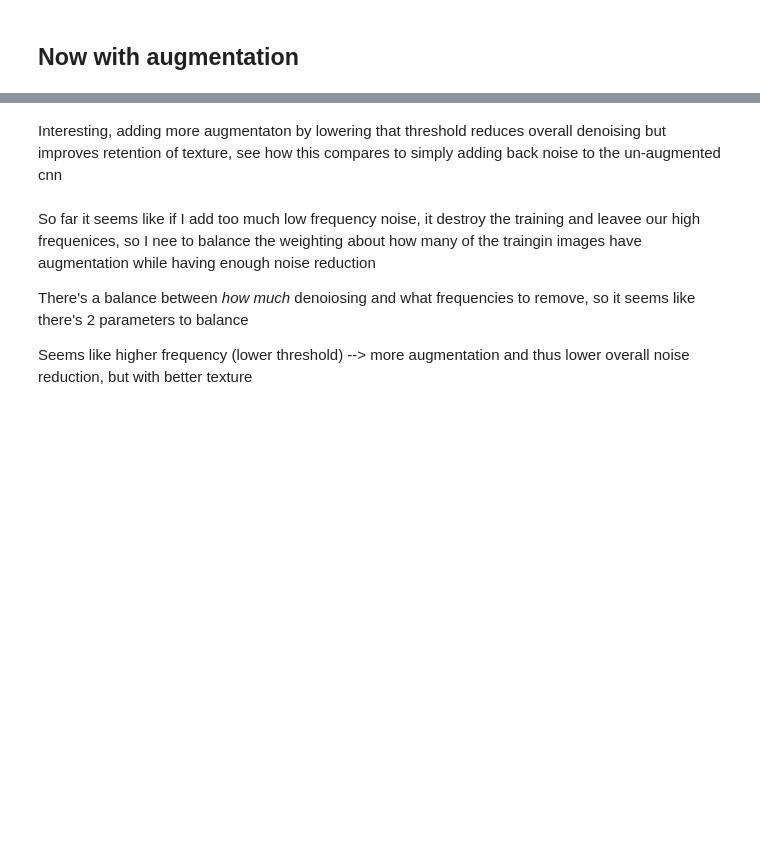
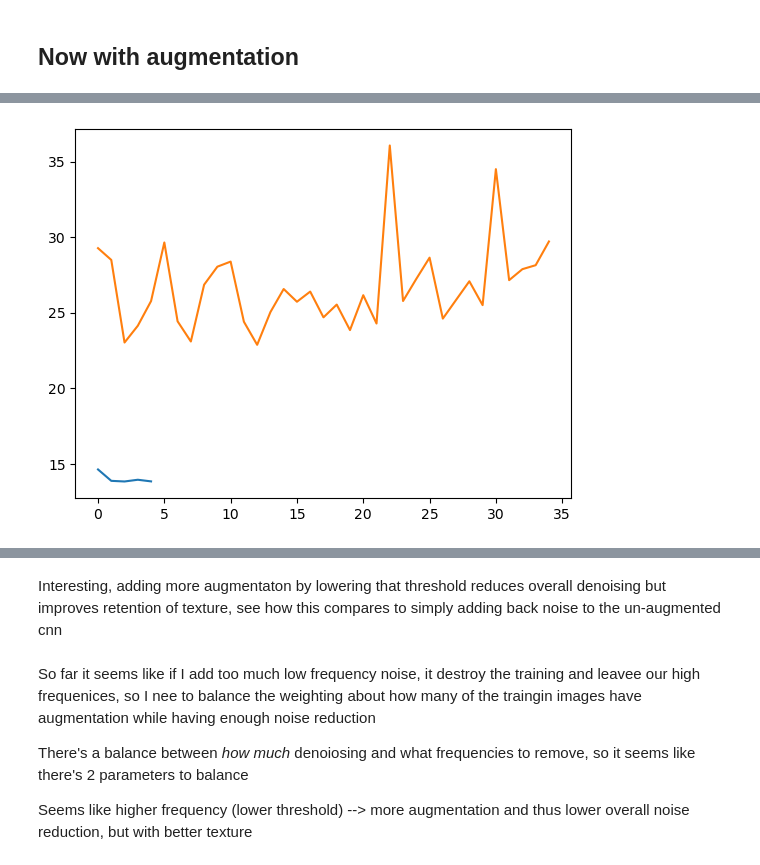
Before and after one commit to brandonjnelsonFDA/pediatric-CT-noise-texture-augmentation, a Jupyter notebook: notebooks/train_denoiser_with_augmentation.ipynb, the cells around one changed output, grey strips where cells are left out. Saved outputs shown, nothing was run; the diff lists cells and outputs as text; code cells hidden in the pictures; blank space fills up the shorter version.

Commit message:
longer fine tuning after pretraining

```diff
--- a/notebooks/train_denoiser_with_augmentation.ipynb
+++ b/notebooks/train_denoiser_with_augmentation.ipynb
@@ -287,4 +311,5 @@ class SaveSampleImageCallback(keras.callbacks.Callback):
 # %%
+import datetime
 from tensorflow.keras.metrics import RootMeanSquaredError
 
 rng = tf.random.Generator.from_seed(123, alg='philox')
@@ -308,27 +333,31 @@ test_dataset = test_dataset.batch(batch_size)
 
 AUTOTUNE = tf.data.AUTOTUNE
 
-def train(augment_training=False):
+log_dir = "logs/fit/" + datetime.datetime.now().strftime("%Y%m%d-%H%M%S")
+tensorboard_callback = tf.keras.callbacks.TensorBoard(log_dir=log_dir, histogram_freq=1)
 
-    train_ds = (
-        train_dataset
-        .map(f, num_parallel_calls=AUTOTUNE)
-        .prefetch(AUTOTUNE)
-    ) if augment_training else (
-        train_dataset
-       .prefetch(AUTOTUNE)
-    )
+def train(augment_training=False, model=None, epochs=15):
+  'providing `model` as an argument skips model building and compiling and allows fine-tuning with a pretrained model'
+  train_ds = (
+      train_dataset
+      .map(f, num_parallel_calls=AUTOTUNE)
+      .prefetch(AUTOTUNE)
+  ) if augment_training else (
+      train_dataset
+      .prefetch(AUTOTUNE)
+  )
+  if model is None:
     model = build_model()
     model.compile(optimizer=optimizer, loss='mse', metrics=[RootMeanSquaredError()])
-    progress_ims = []
-    progress_val = []
-    callback = SaveSampleImageCallback(progress_ims, progress_val)
-    model.fit(train_ds, epochs = epochs, callbacks=[callback])
+  progress_ims = []
+  progress_val = []
+  callback = SaveSampleImageCallback(progress_ims, progress_val)
+  model.fit(train_ds, epochs = epochs, callbacks=[callback, tensorboard_callback], validation_data=val_dataset)
 
-    progress_ims = np.stack(progress_ims, axis=0)
+  progress_ims = np.stack(progress_ims, axis=0)
 
-    print('Training phase complete.')
-    return model, np.stack(callback.progress_ims, axis=0), callback.progress_val
+  print('Training phase complete.')
+  return model, np.stack(callback.progress_ims, axis=0), callback.progress_val
 # %%
 train_dataset = tf.data.Dataset.from_tensor_slices((train_input, train_target))
 val_dataset = tf.data.Dataset.from_tensor_slices((val_input, val_target))
@@ -336,5 +365,5 @@ test_dataset = tf.data.Dataset.from_tensor_slices((test_input, test_target))
 train_dataset = train_dataset.shuffle(SHUFFLE_BUFFER_SIZE).batch(batch_size)
 test_dataset = test_dataset.batch(batch_size)
 
-base_denoising_model, base_progress_ims, base_progress_val = train(augment_training=False)
+base_denoising_model, base_progress_ims, base_progress_val = train(augment_training=False, epochs=15)
 # %% [output]
@@ -397,5 +428,5 @@ test_dataset = tf.data.Dataset.from_tensor_slices((test_input, test_target))
 train_dataset = train_dataset.shuffle(SHUFFLE_BUFFER_SIZE).batch(batch_size)
 test_dataset = test_dataset.batch(batch_size)
 
-aug_denoising_model, aug_progress_ims, aug_progress_val = train(augment_training=True)
+aug_denoising_model, aug_progress_ims, aug_progress_val = train(augment_training=True, epochs=15)
 # %% [output]
@@ -403,3 +450,9 @@ Error:
+# %%
+plt.plot(np.array(base_progress_val)[10:, 1],label='cnn')
+plt.plot(np.array(aug_progress_val)[10:, 1],label='aug')
+plt.show()
+# %% [output]
+[figure, added]
 # %%
 check_progress_ims(aug_progress_ims)
 # %% [output]
```
Also changed, not shown: parts of 28 cells of this notebook, 8 other files.
